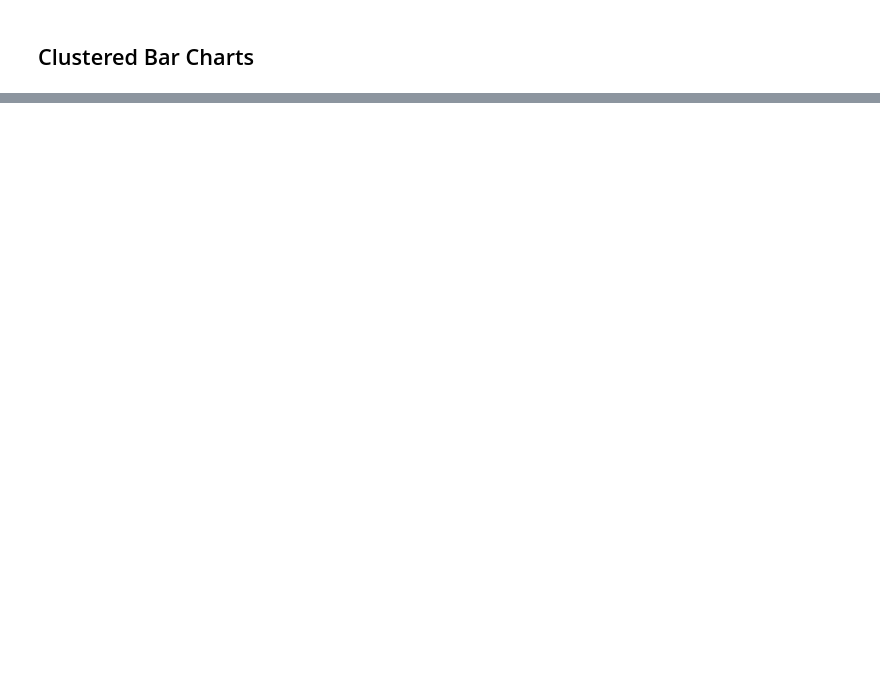
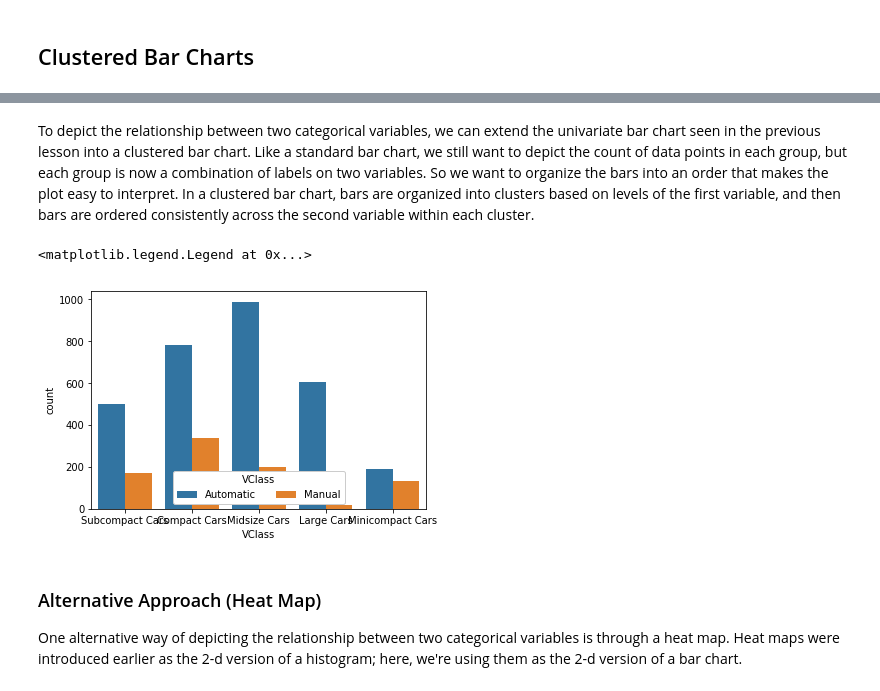
Before and after one commit to glongh/aipnd-notes, a Jupyter notebook: Clustered Bar Charts.ipynb, the cells around one changed output, grey strips where cells are left out. Saved outputs shown, nothing was run; the diff lists cells and outputs as text; code cells hidden in the pictures; blank space fills up the shorter version.

Commit message:
feat: Clustered Bar Charts and Violin Plot & Box Plot

```diff
--- a/Clustered Bar Charts.ipynb
+++ b/Clustered Bar Charts.ipynb
@@ -28,0 +37,11 @@ NameError: name 'ct_counts' is not defined
+# %% [markdown]
+To depict the relationship between two categorical variables, we can extend the univariate bar chart seen in the previous lesson into a clustered bar chart. Like a standard bar chart, we still want to depict the count of data points in each group, but each group is now a combination of labels on two variables. So we want to organize the bars into an order that makes the plot easy to interpret. In a clustered bar chart, bars are organized into clusters based on levels of the first variable, and then bars are ordered consistently across the second variable within each cluster.
+# %%
+ax = sb.countplot(data = fuel_econ, x = 'VClass', hue = 'trans_type')
+ax.legend(loc = 8, ncol = 3, framealpha = 1, title = 'VClass')
+# %% [output]
+<matplotlib.legend.Legend at 0x...>
+[figure, added]
+# %% [markdown]
+### Alternative Approach (Heat Map)
+One alternative way of depicting the relationship between two categorical variables is through a heat map. Heat maps were introduced earlier as the 2-d version of a histogram; here, we're using them as the 2-d version of a bar chart.
```
Also changed, not shown: parts of 9 cells of this notebook, 3 other files.
